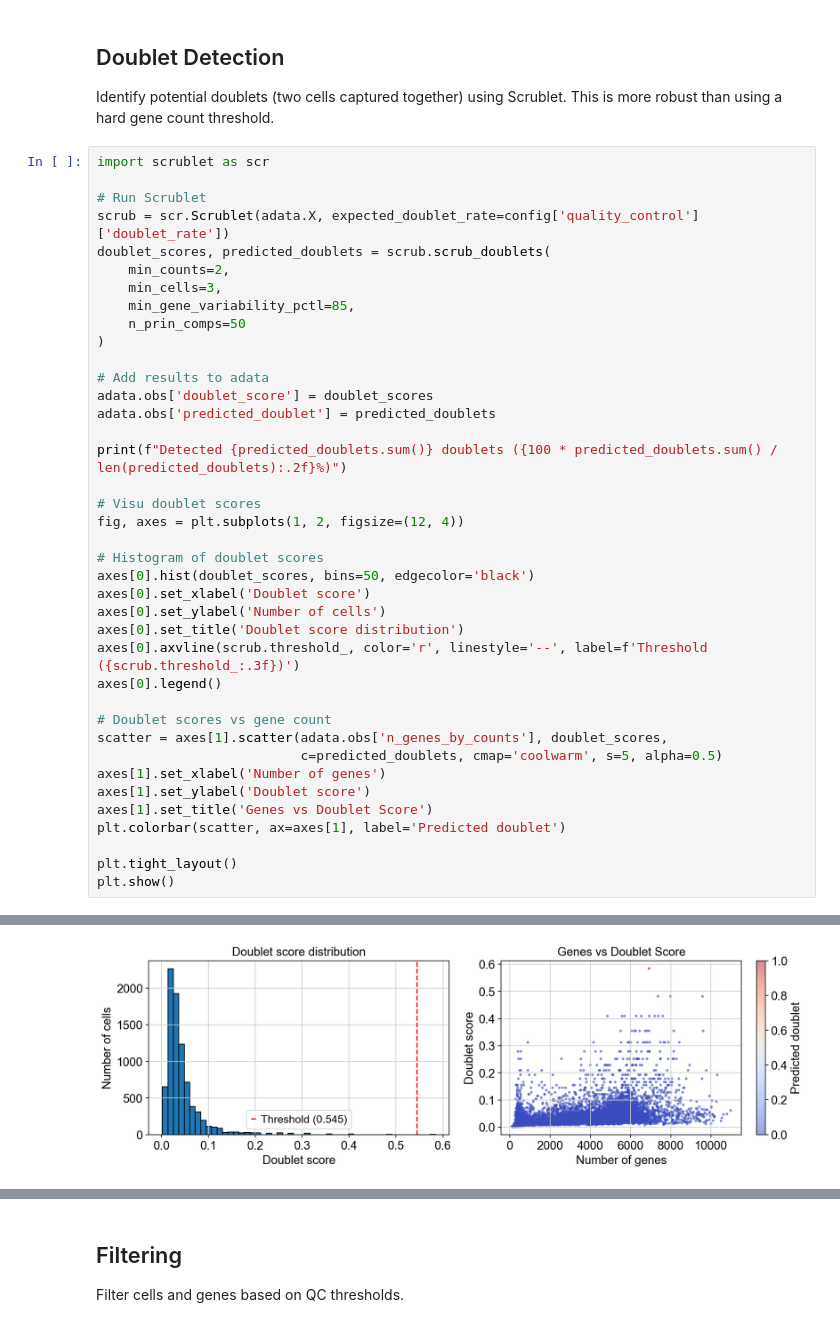
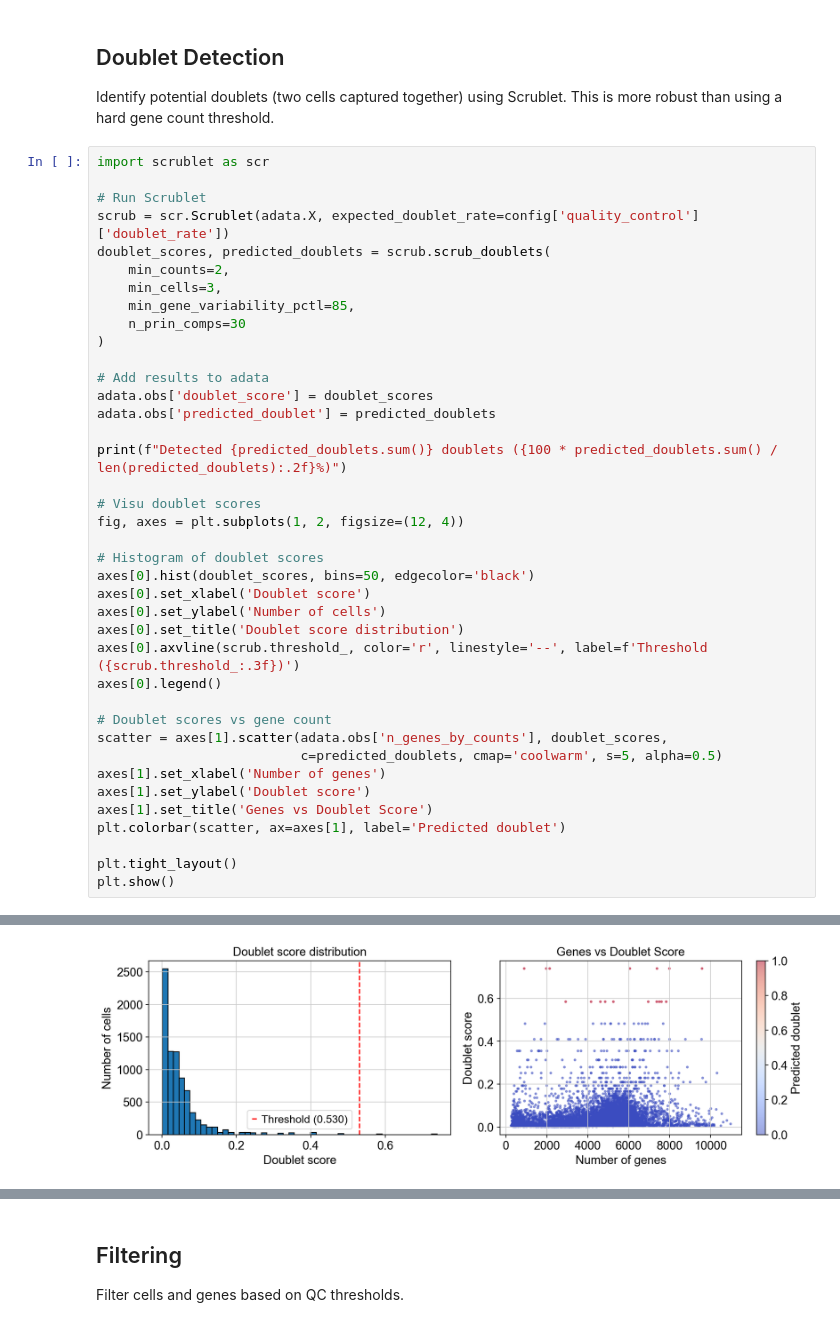
Before and after one commit to gthornes/FLUXestimatorGT, a Jupyter notebook: notebooks/01_preprocessing.ipynb, the cells around one changed output, grey strips where cells are left out. Saved outputs shown, nothing was run; the diff lists cells and outputs as text.

```diff
--- a/notebooks/01_preprocessing.ipynb
+++ b/notebooks/01_preprocessing.ipynb
@@ -151,7 +151,7 @@ doublet_scores, predicted_doublets = scrub.scrub_doublets(
     min_counts=2,
     min_cells=3,
     min_gene_variability_pctl=85,
-    n_prin_comps=50
+    n_prin_comps=30
 )
 
 # Add results to adata
@@ -197,4 +197,4 @@ Detected 1 doublets (0.01%)
-[figure, old version]
+[figure, new version]
 # %%
 # Detailed doublet detection diagnostics
 print("=" * 60)
```
Also changed, not shown: parts of 9 cells of this notebook, 5 other files.
